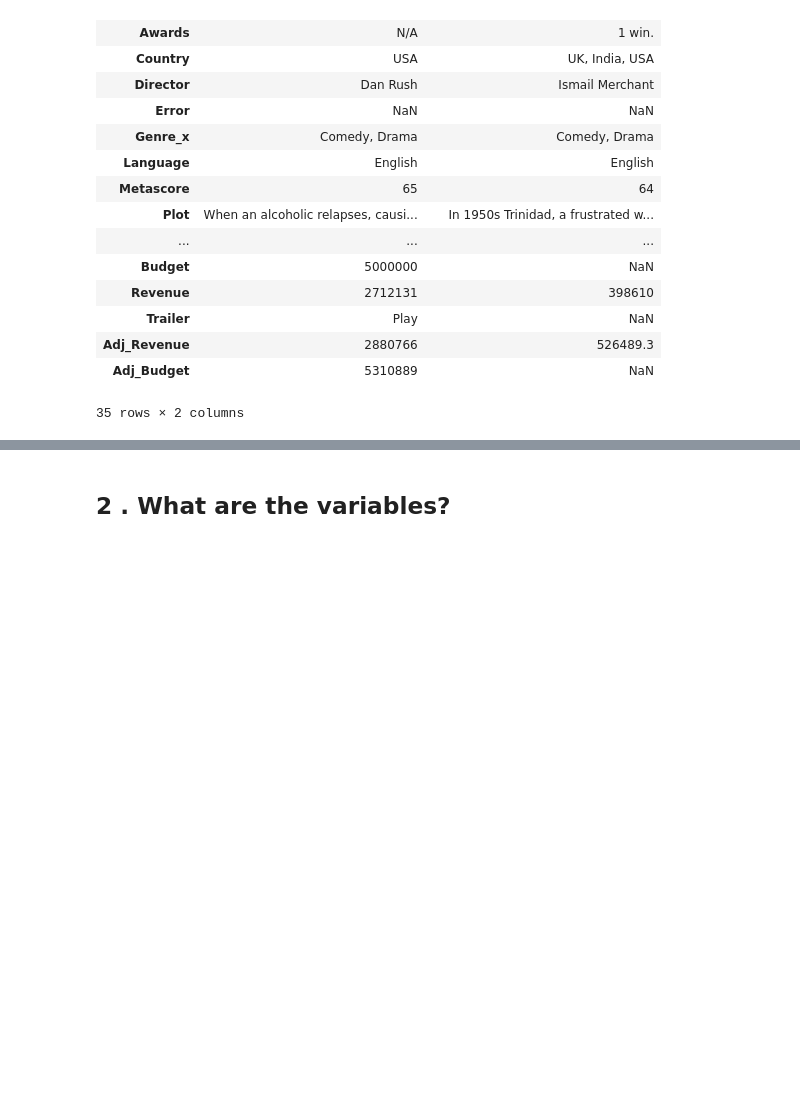
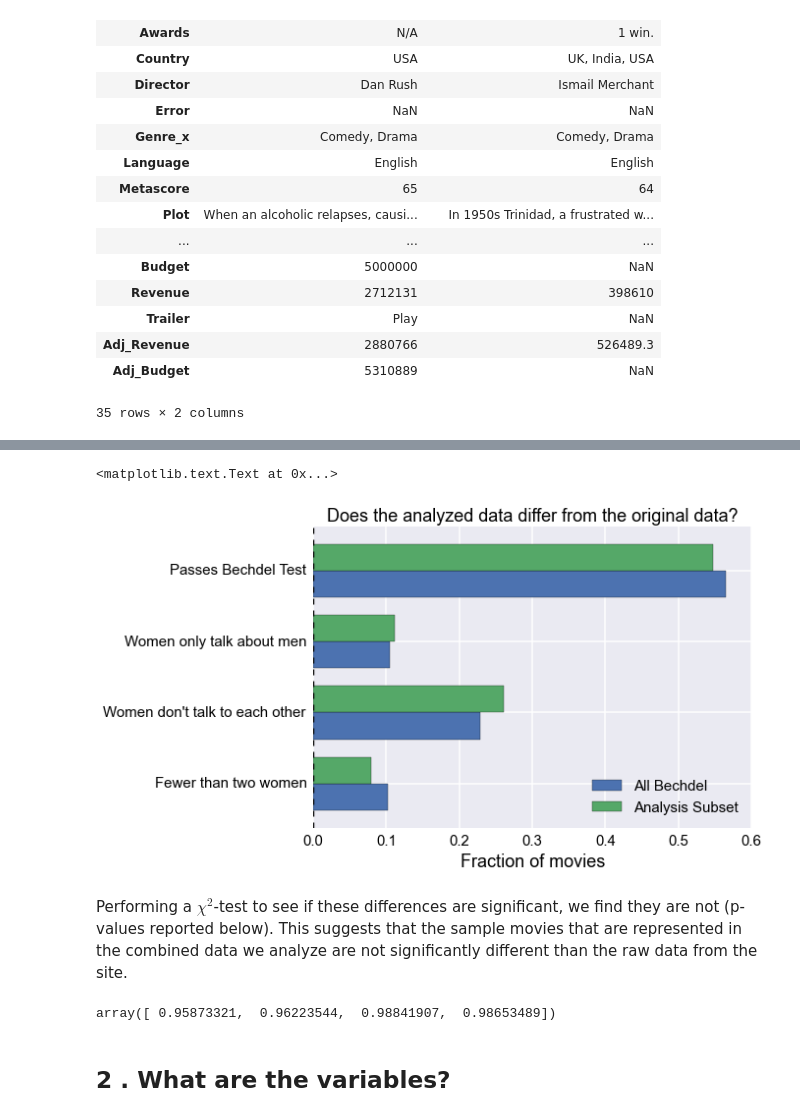
Before and after one commit to brianckeegan/Bechdel, a Jupyter notebook: Bechdel_test.ipynb, the cells around one changed output, grey strips where cells are left out. Drawn from its saved outputs; the diff is of its cells as text; code cells hidden in the pictures; blank space fills up the shorter version.

```diff
--- a/Bechdel_test.ipynb
+++ b/Bechdel_test.ipynb
@@ -345,3 +354,34 @@ df.tail(2).T
+# %%
+representative_df = pd.DataFrame()
+
+# Group data by scores
+representative_df['All Bechdel'] = ratings_df2.groupby('rating')['title'].agg(len)
+representative_df['Analysis Subset'] = df.groupby('rating')['title'].agg(len)
+
+# Convert values of data to fractions of total
+representative_df2 = representative_df.apply(lambda x: x/x.sum(),axis=0)
+
+# Make the plot
+representative_df2.plot(kind='barh')
+plt.legend(fontsize=15,loc='lower right')
+plt.yticks(plt.yticks()[0],["Fewer than two women",
+                             "Women don't talk to each other",
+                             'Women only talk about men',
+                             'Passes Bechdel Test'
+                             ],fontsize=15)
+plt.xticks(fontsize=15)
+plt.ylabel('')
+plt.xlabel('Fraction of movies',fontsize=18)
+plt.title('Does the analyzed data differ from the original data?',fontsize=18)
+# %% [output]
+<matplotlib.text.Text at 0x...>
+[figure, added]
+# %% [markdown]
+Performing a $\chi^2$-test to see if these differences are significant, we find they are not (p-values reported below). This suggests that the sample movies that are represented in the combined data we analyze are not significantly different than the raw data from the site.
+# %%
+chisquare(representative_df2.T.as_matrix())[1]
+# %% [output]
+array([ 0.95873321,  0.96223544,  0.98841907,  0.98653489])
 # %% [markdown]
 ## 2 . What are the variables?
 # %% [markdown]
```
Also changed, not shown: parts of 25 cells of this notebook.
